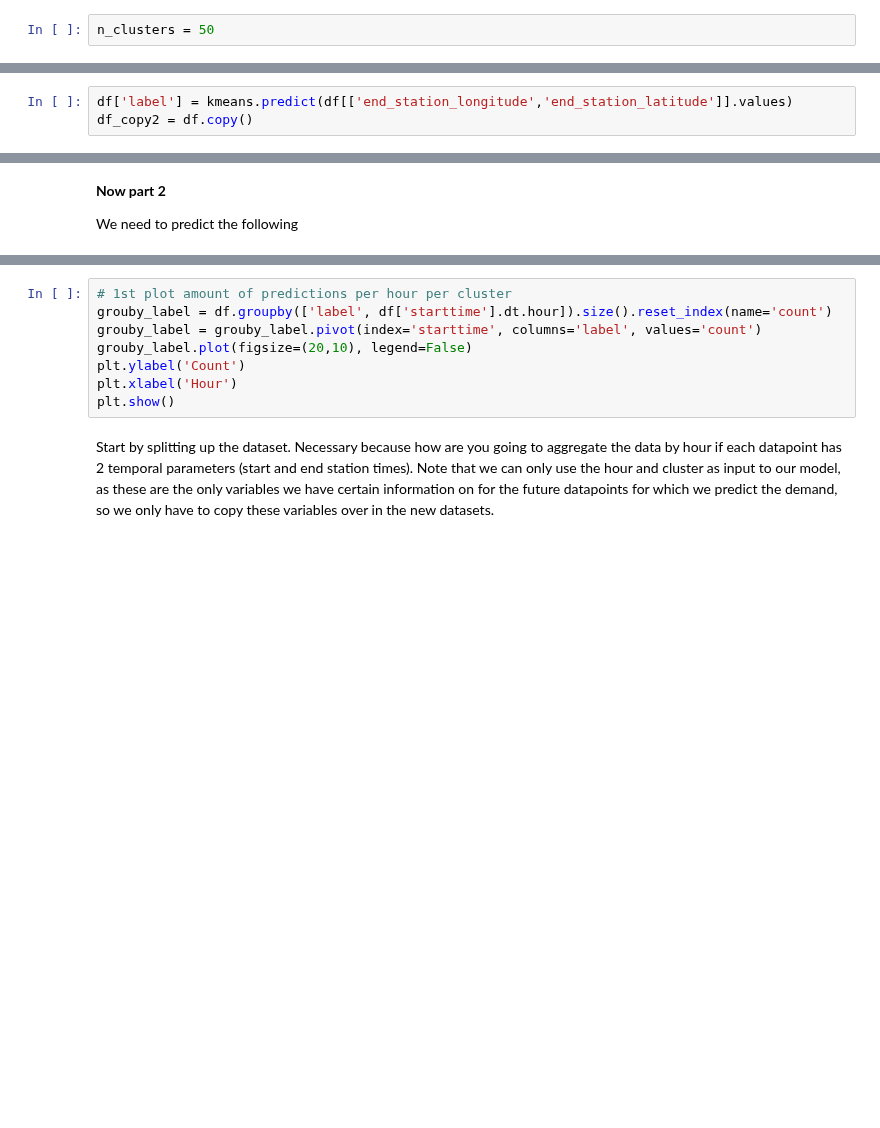
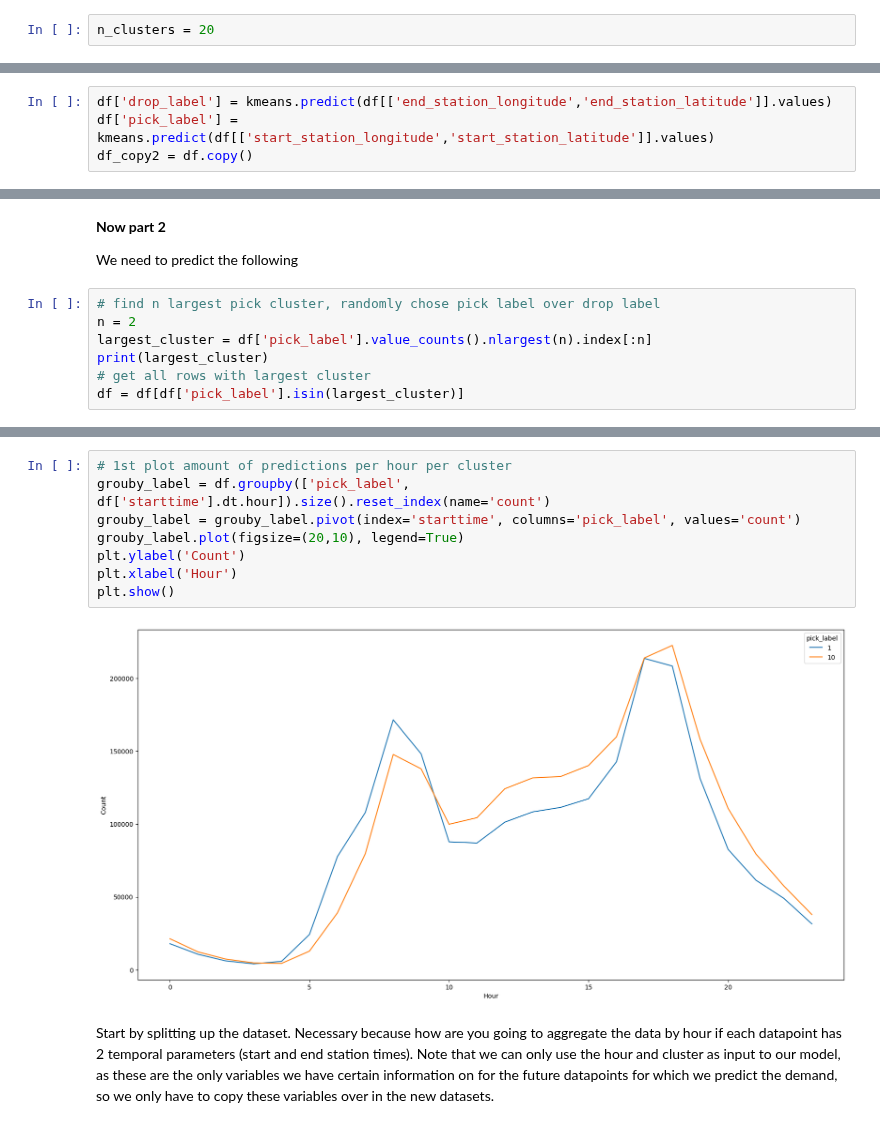
Before and after one commit to AlexisVandenHeede/IntroBA, a Jupyter notebook: report.ipynb, the cells around one changed output, grey strips where cells are left out. Cells and saved outputs as stored; diff of their text form; blank space fills up the shorter version.

```diff
--- a/report.ipynb
+++ b/report.ipynb
@@ -133,14 +164,15 @@ Clustering the stations
 # import kmeans
 from sklearn.cluster import KMeans
 # %%
-n_clusters = 50
+n_clusters = 20
 # %%
 # make kmeans model
 kmeans = KMeans(n_clusters=n_clusters, random_state=0).fit(coords_end) # using coords here instead of df to increase speed
 # %% [markdown]
 Train on coords instead of DataFrame to increase speed, then predict to save labels on df, model is trained on same data as you predict the cluster for, so the cluster they belong to will be the same one as they belonged to during convergence of the Kmeans cluster.
 # %%
-df['label'] = kmeans.predict(df[['end_station_longitude','end_station_latitude']].values)
+df['drop_label'] = kmeans.predict(df[['end_station_longitude','end_station_latitude']].values)
+df['pick_label'] = kmeans.predict(df[['start_station_longitude','start_station_latitude']].values)
 df_copy2 = df.copy()
 # %%
 # plot with cluster colour & centriods
@@ -160,3 +203,10 @@ df.head()
 **Now part 2**
 
 We need to predict the following
+# %%
+# find n largest pick cluster, randomly chose pick label over drop label
+n = 2
+largest_cluster = df['pick_label'].value_counts().nlargest(n).index[:n]
+print(largest_cluster)
+# get all rows with largest cluster
+df = df[df['pick_label'].isin(largest_cluster)]
@@ -163,11 +225,13 @@ We need to predict the following
 # %%
 # 1st plot amount of predictions per hour per cluster
-grouby_label = df.groupby(['label', df['starttime'].dt.hour]).size().reset_index(name='count')
-grouby_label = grouby_label.pivot(index='starttime', columns='label', values='count')
-grouby_label.plot(figsize=(20,10), legend=False)
+grouby_label = df.groupby(['pick_label', df['starttime'].dt.hour]).size().reset_index(name='count')
+grouby_label = grouby_label.pivot(index='starttime', columns='pick_label', values='count')
+grouby_label.plot(figsize=(20,10), legend=True)
 plt.ylabel('Count')
 plt.xlabel('Hour')
 plt.show()
+# %% [output]
+[figure, added]
 # %% [markdown]
 Start by splitting up the dataset. Necessary because how are you going to aggregate the data by hour if each datapoint has 2 temporal parameters (start and end station times). Note that we can only use the hour and cluster as input to our model, as these are the only variables we have certain information on for the future datapoints for which we predict the demand, so we only have to copy these variables over in the new datasets.
 # %%
```
Also changed, not shown: parts of 32 cells of this notebook.
